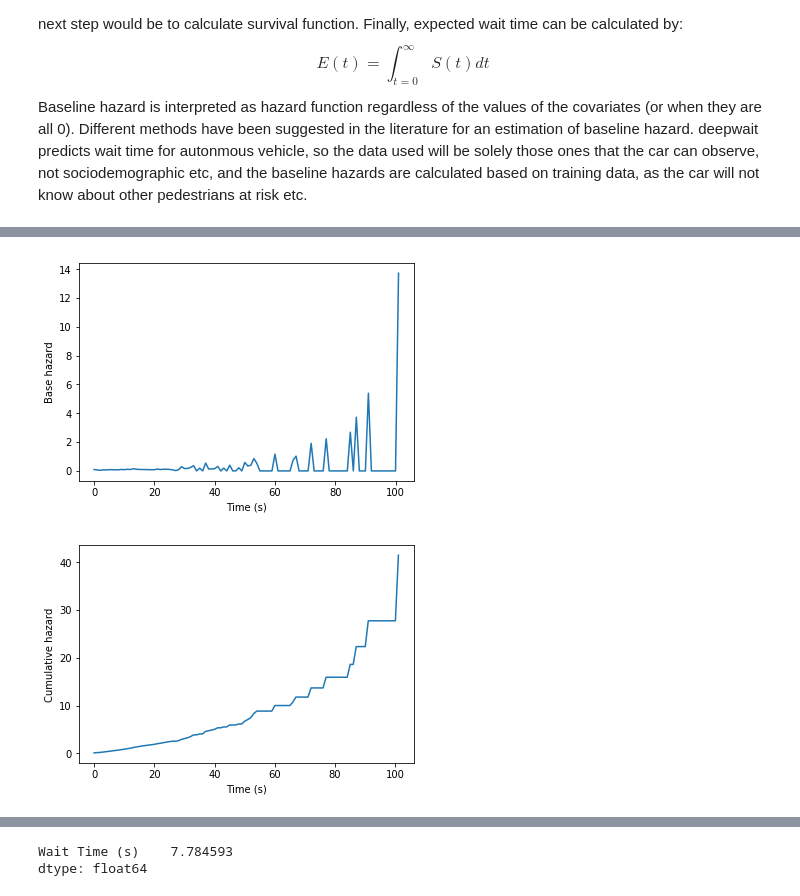
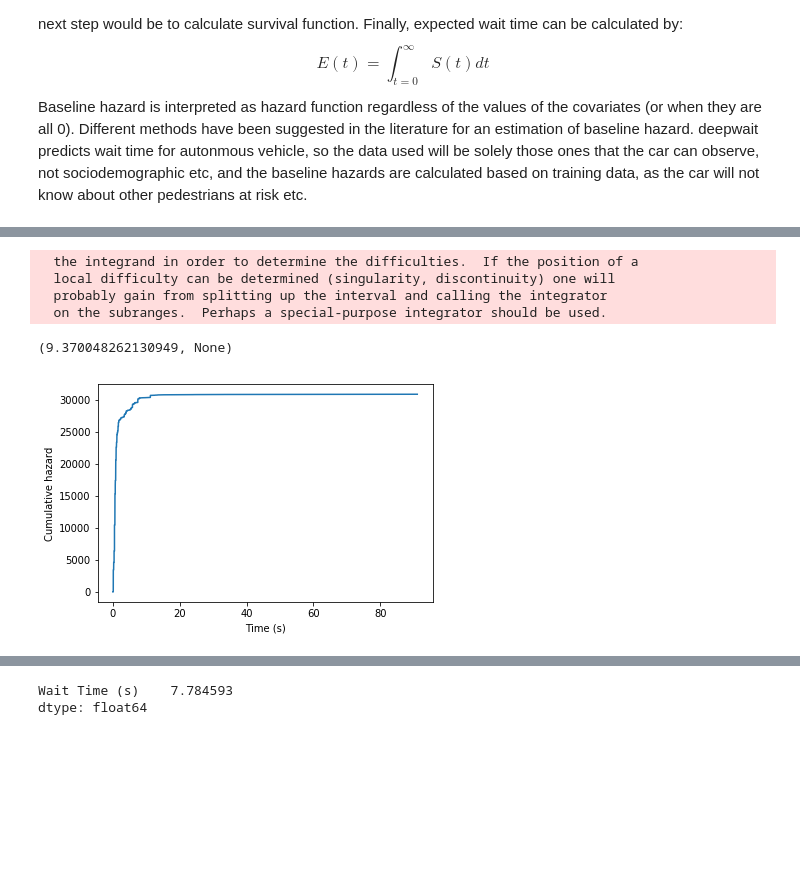
Before and after one commit to arashk1990/ProjectVR, a Jupyter notebook: models/WaitTimeCalculation.ipynb, the cells around one changed output, grey strips where cells are left out. Drawn from its saved outputs; the diff is of its cells as text; code cells hidden in the pictures; blank space fills up the shorter version.

Commit message:
custom CDF added

```diff
--- a/models/WaitTimeCalculation.ipynb
+++ b/models/WaitTimeCalculation.ipynb
@@ -113,0 +68,11 @@ eventsDF.head()
+# %%
+eventtimes = NCtrain.sort_values(by=['Wait Time (s)'])['Wait Time (s)'].unique()
+eventnum = NCtrain['Wait Time (s)'].value_counts().sort_index()
+
+def customCDF(t):
+    #loc = np.where(eventtimes >= t)[0][0]
+    cum = np.cumsum(eventnum)
+    CDFs = cum/sum(eventnum)
+    cdf = np.interp(t, eventtimes, CDFs)
+
+    return cdf
@@ -113,0 +86,8 @@ eventsDF.head()
+# %%
+def Truesurv(t):
+    surv = 1-customCDF(t)
+    return surv
+
+def trueHaz(t):
+    hRate = -scipy.misc.derivative(Truesurv, t, dx=1e-5)/Truesurv(t)
+    return hRate
@@ -114,7 +108,27 @@ eventsDF.head()
+# %%
+integrate.fixed_quad(np.vectorize(surv), 0, 100)
+# %% [output]
+  the integrand in order to determine the difficulties.  If the position of a
+  local difficulty can be determined (singularity, discontinuity) one will
+  probably gain from splitting up the interval and calling the integrator
+  on the subranges.  Perhaps a special-purpose integrator should be used.
+(9.370048262130949, None)
+# %%
+NCtrain['Partial Hazards'] = parthazards
+
+AVGBase=[]
+for i in range(len(eventtimes[:-1])):
+    avgPartial = (NCtrain['Partial Hazards'][NCtrain['Wait Time (s)'] == eventtimes[i]]).mean()
+    AVGBase.append(
+        trueHaz(eventtimes[i])/avgPartial
+        )
+# %%
+BaseoverTime = AVGBase
+CumBase=np.cumsum(BaseoverTime)
 # %%
 plt.xlabel('Time (s)')
-plt.ylabel('Base hazard')
-plt.plot(eventsDF['Times'],eventsDF['Base Hazard'])
+plt.ylabel('Cumulative hazard')
+plt.plot(eventtimes[:-1],CumBase)
 plt.show()
 # %% [output]
-[figure, old version]
+[figure, new version]
@@ -125,7 +134,0 @@ CumBase = np.cumsum(BaseoverTimes)
-# %%
-plt.xlabel('Time (s)')
-plt.ylabel('Cumulative hazard')
-plt.plot(eventsDF['Times'],CumBase)
-plt.show()
-# %% [output]
-[figure, removed]
```
Also changed, not shown: parts of 23 cells of this notebook.
